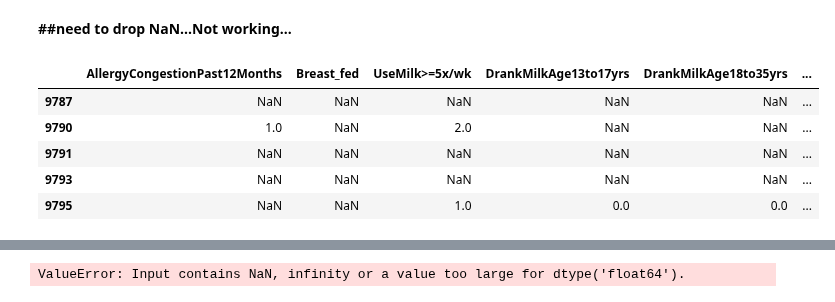
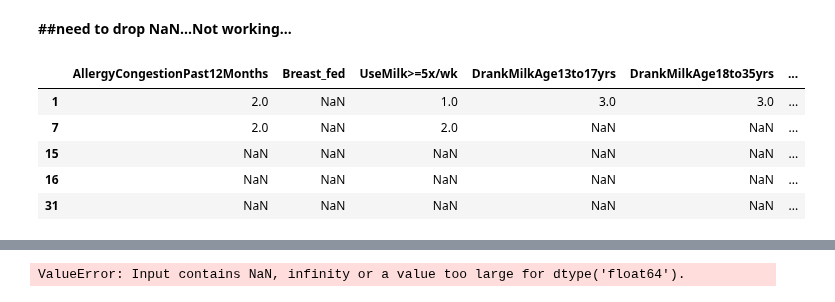
Before and after one commit to mightysquirrely/Capstone-2-Project, a Jupyter notebook: Capstone-2-Work.ipynb, the cells around one changed output, grey strips where cells are left out. Drawn from its saved outputs; the diff is of its cells as text; code cells hidden in the pictures.

```diff
--- a/Capstone-2-Work.ipynb
+++ b/Capstone-2-Work.ipynb
@@ -256,12 +256,12 @@ memory usage: 115.6 KB
 # %% [markdown]
 **##need to drop NaN...Not working...**
 # %%
-asthma_yes.dropna
-asthma_yes.tail()
+asthma_yes.dropna()
+asthma_yes.head()
 # %% [output]
 |  | AllergyCongestionPast12Months | Breast_fed | UseMilk>=5x/wk | DrankMilkAge13to17yrs | DrankMilkAge18to35yrs | ... |
-| 9787 | NaN | NaN | NaN | NaN | NaN | ... |
-| 9790 | 1.0 | NaN | 2.0 | NaN | NaN | ... |
-| 9791 | NaN | NaN | NaN | NaN | NaN | ... |
-| 9793 | NaN | NaN | NaN | NaN | NaN | ... |
-| 9795 | NaN | NaN | 1.0 | 0.0 | 0.0 | ... |
+| 1 | 2.0 | NaN | 1.0 | 3.0 | 3.0 | ... |
+| 7 | 2.0 | NaN | 2.0 | NaN | NaN | ... |
+| 15 | NaN | NaN | NaN | NaN | NaN | ... |
+| 16 | NaN | NaN | NaN | NaN | NaN | ... |
+| 31 | NaN | NaN | NaN | NaN | NaN | ... |
```
Also changed, not shown: parts of 3 cells of this notebook.
